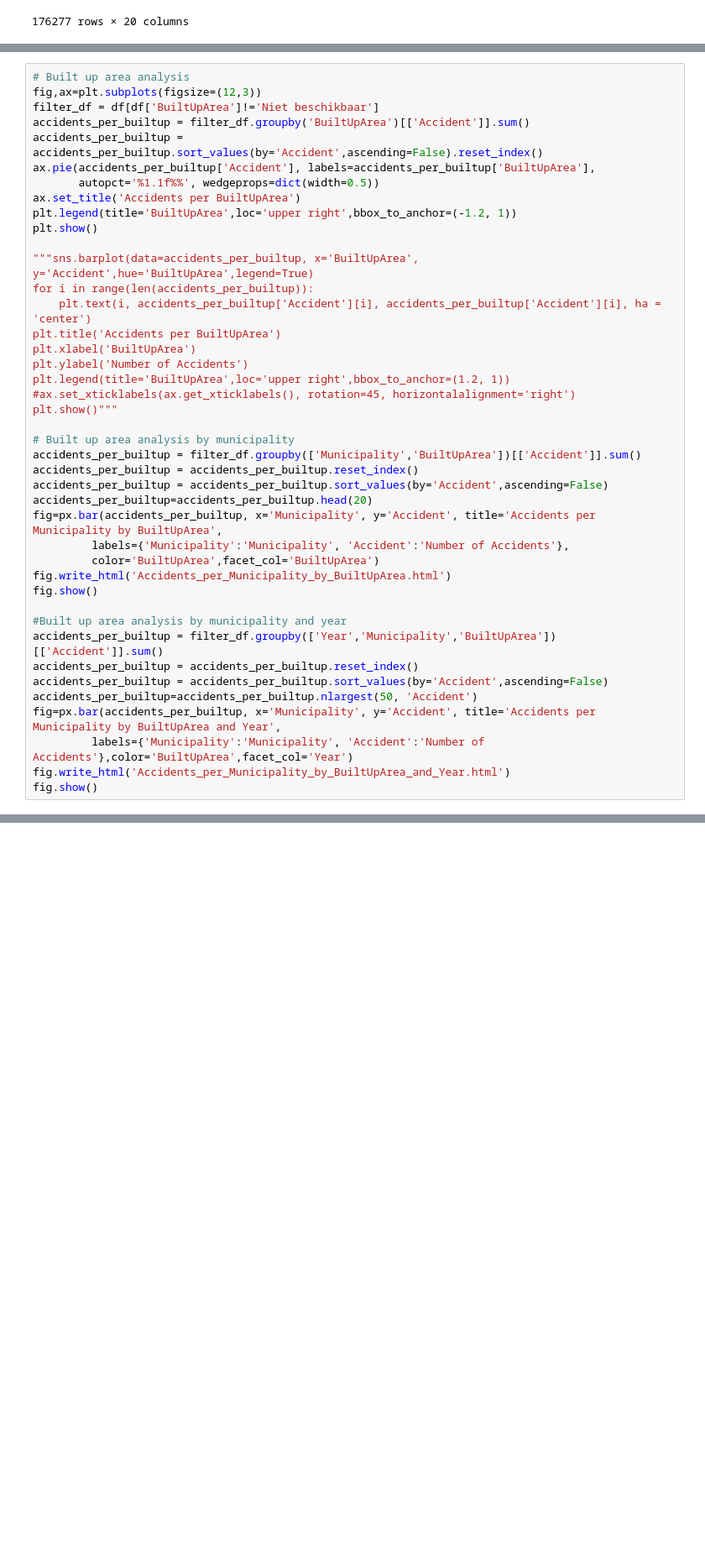
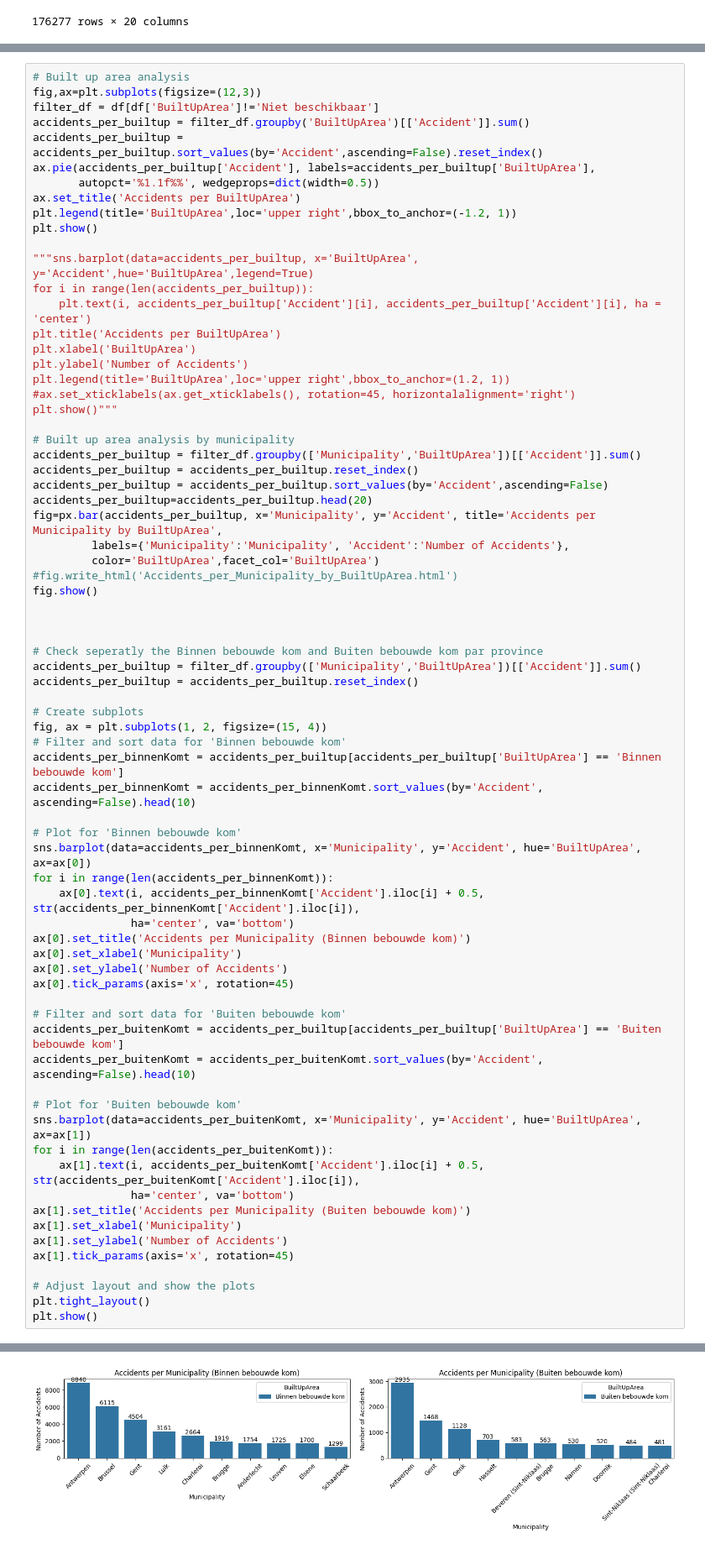
Before and after one commit to bhusalgokarna/Modular_Base_Coding, a Jupyter notebook: Visualization.ipynb, the cells around one changed output, grey strips where cells are left out. Shown at 84% size. Drawn from its saved outputs; the diff is of its cells as text; blank space fills up the shorter version.

```diff
--- a/Visualization.ipynb
+++ b/Visualization.ipynb
@@ -228,42 +293,73 @@ accidents_per_builtup = filter_df.groupby('BuiltUpArea')[['Accident']].sum()
 accidents_per_builtup = accidents_per_builtup.sort_values(by='Accident',ascending=False).reset_index()
 ax.pie(accidents_per_builtup['Accident'], labels=accidents_per_builtup['BuiltUpArea'],
        autopct='%1.1f%%', wedgeprops=dict(width=0.5))
 ax.set_title('Accidents per BuiltUpArea')
 plt.legend(title='BuiltUpArea',loc='upper right',bbox_to_anchor=(-1.2, 1))
 plt.show()
 
 """sns.barplot(data=accidents_per_builtup, x='BuiltUpArea', y='Accident',hue='BuiltUpArea',legend=True)
 for i in range(len(accidents_per_builtup)):
     plt.text(i, accidents_per_builtup['Accident'][i], accidents_per_builtup['Accident'][i], ha = 'center')
 plt.title('Accidents per BuiltUpArea')
 plt.xlabel('BuiltUpArea')
 plt.ylabel('Number of Accidents')
 plt.legend(title='BuiltUpArea',loc='upper right',bbox_to_anchor=(1.2, 1))
 #ax.set_xticklabels(ax.get_xticklabels(), rotation=45, horizontalalignment='right')
 plt.show()"""
 
 # Built up area analysis by municipality
 accidents_per_builtup = filter_df.groupby(['Municipality','BuiltUpArea'])[['Accident']].sum()
 accidents_per_builtup = accidents_per_builtup.reset_index()
 accidents_per_builtup = accidents_per_builtup.sort_values(by='Accident',ascending=False)
 accidents_per_builtup=accidents_per_builtup.head(20)
 fig=px.bar(accidents_per_builtup, x='Municipality', y='Accident', title='Accidents per Municipality by BuiltUpArea',
          labels={'Municipality':'Municipality', 'Accident':'Number of Accidents'},
          color='BuiltUpArea',facet_col='BuiltUpArea')
-fig.write_html('Accidents_per_Municipality_by_BuiltUpArea.html')
+#fig.write_html('Accidents_per_Municipality_by_BuiltUpArea.html')
 fig.show()
 
-#Built up area analysis by municipality and year
-accidents_per_builtup = filter_df.groupby(['Year','Municipality','BuiltUpArea'])[['Accident']].sum()
+
+
+# Check seperatly the Binnen bebouwde kom and Buiten bebouwde kom par province
+accidents_per_builtup = filter_df.groupby(['Municipality','BuiltUpArea'])[['Accident']].sum()
 accidents_per_builtup = accidents_per_builtup.reset_index()
-accidents_per_builtup = accidents_per_builtup.sort_values(by='Accident',ascending=False)
-accidents_per_builtup=accidents_per_builtup.nlargest(50, 'Accident')
-fig=px.bar(accidents_per_builtup, x='Municipality', y='Accident', title='Accidents per Municipality by BuiltUpArea and Year',
-         labels={'Municipality':'Municipality', 'Accident':'Number of Accidents'},color='BuiltUpArea',facet_col='Year')
-fig.write_html('Accidents_per_Municipality_by_BuiltUpArea_and_Year.html')
-fig.show()
+
+# Create subplots
+fig, ax = plt.subplots(1, 2, figsize=(15, 4))
+# Filter and sort data for 'Binnen bebouwde kom'
+accidents_per_binnenKomt = accidents_per_builtup[accidents_per_builtup['BuiltUpArea'] == 'Binnen bebouwde kom']
+accidents_per_binnenKomt = accidents_per_binnenKomt.sort_values(by='Accident', ascending=False).head(10)
+
+# Plot for 'Binnen bebouwde kom'
+sns.barplot(data=accidents_per_binnenKomt, x='Municipality', y='Accident', hue='BuiltUpArea', ax=ax[0])
+for i in range(len(accidents_per_binnenKomt)):
+    ax[0].text(i, accidents_per_binnenKomt['Accident'].iloc[i] + 0.5, str(accidents_per_binnenKomt['Accident'].iloc[i]),
+               ha='center', va='bottom')
+ax[0].set_title('Accidents per Municipality (Binnen bebouwde kom)')
+ax[0].set_xlabel('Municipality')
+ax[0].set_ylabel('Number of Accidents')
+ax[0].tick_params(axis='x', rotation=45)
+
+# Filter and sort data for 'Buiten bebouwde kom'
+accidents_per_buitenKomt = accidents_per_builtup[accidents_per_builtup['BuiltUpArea'] == 'Buiten bebouwde kom']
+accidents_per_buitenKomt = accidents_per_buitenKomt.sort_values(by='Accident', ascending=False).head(10)
+
+# Plot for 'Buiten bebouwde kom'
+sns.barplot(data=accidents_per_buitenKomt, x='Municipality', y='Accident', hue='BuiltUpArea', ax=ax[1])
+for i in range(len(accidents_per_buitenKomt)):
+    ax[1].text(i, accidents_per_buitenKomt['Accident'].iloc[i] + 0.5, str(accidents_per_buitenKomt['Accident'].iloc[i]),
+               ha='center', va='bottom')
+ax[1].set_title('Accidents per Municipality (Buiten bebouwde kom)')
+ax[1].set_xlabel('Municipality')
+ax[1].set_ylabel('Number of Accidents')
+ax[1].tick_params(axis='x', rotation=45)
+
+# Adjust layout and show the plots
+plt.tight_layout()
+plt.show()
 # %% [output]
 [figure]
+[figure, added]
 # %%
 # Light condition analysis
 fig,ax=plt.subplots(figsize=(12,5))
```
Also changed, not shown: parts of 6 cells of this notebook, 6 other files.
